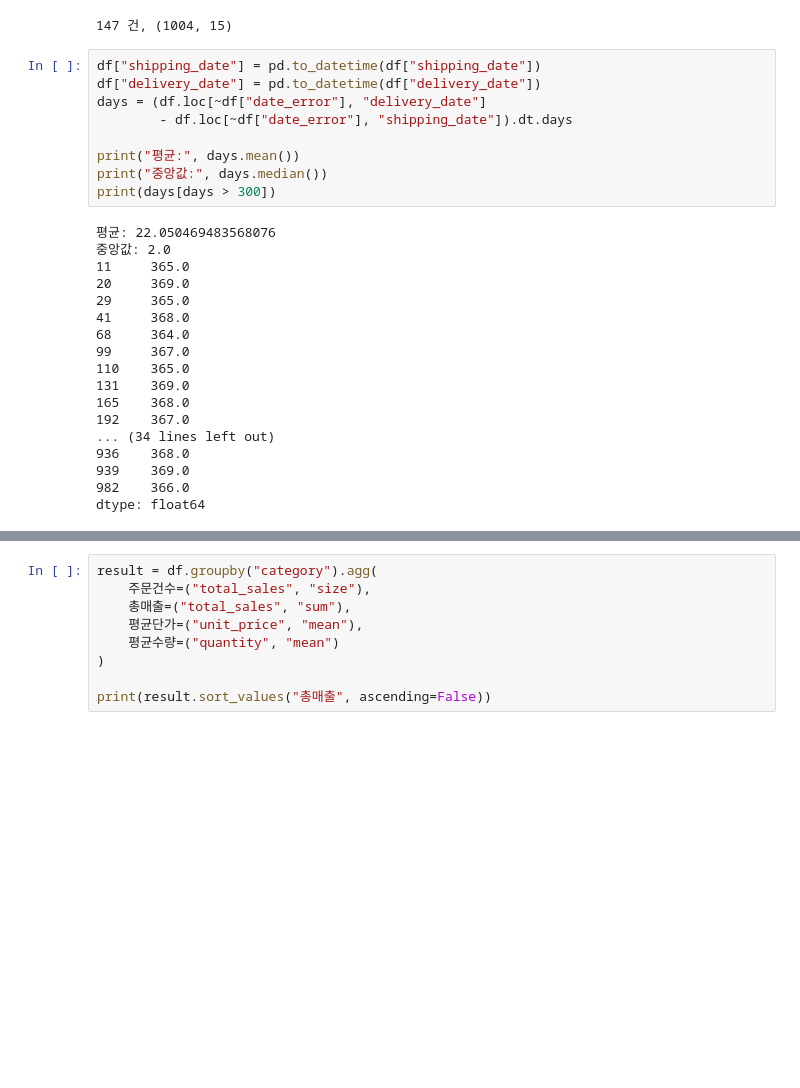
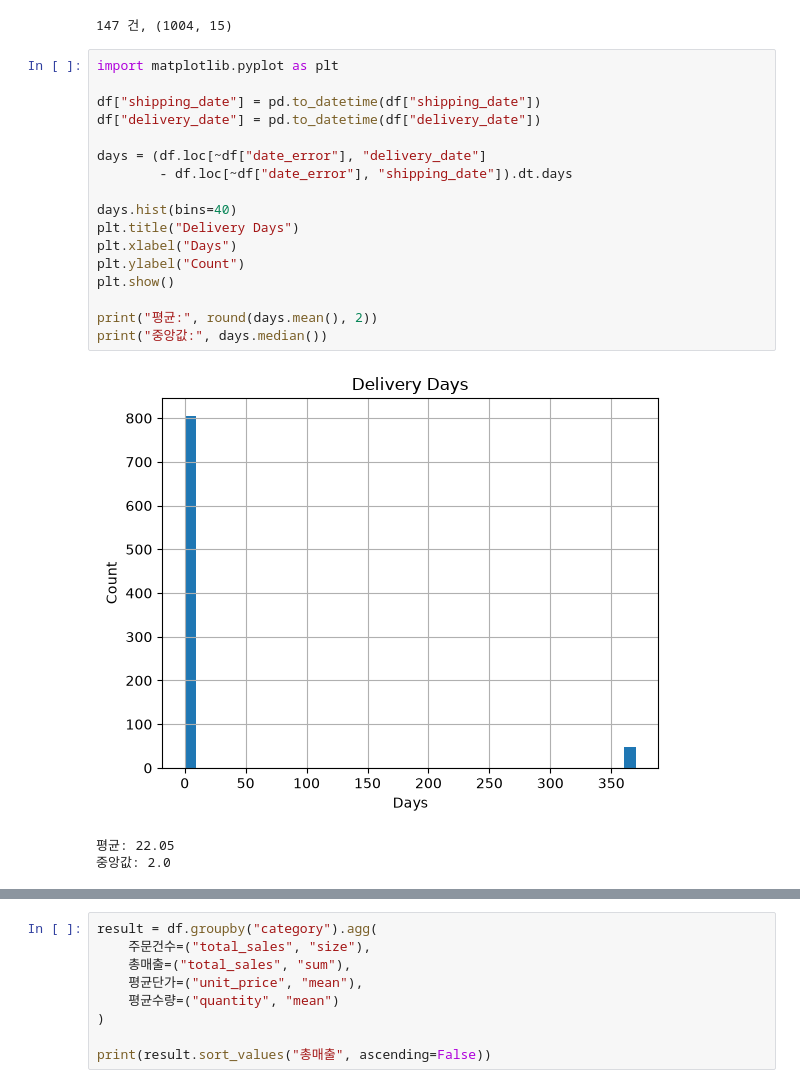
Before and after one commit to chahbin22/flask-practice1, a Jupyter notebook: HW5/hw5.ipynb, the cells around one changed output, grey strips where cells are left out. Cells and saved outputs as stored; diff of their text form; blank space fills up the shorter version.

```diff
--- a/HW5/hw5.ipynb
+++ b/HW5/hw5.ipynb
@@ -25,32 +25,26 @@ print(df["date_error"].sum(), "건,", df.shape)
 # %% [output]
 147 건, (1004, 15)
 # %%
+import matplotlib.pyplot as plt
+
 df["shipping_date"] = pd.to_datetime(df["shipping_date"])
 df["delivery_date"] = pd.to_datetime(df["delivery_date"])
+
 days = (df.loc[~df["date_error"], "delivery_date"]
         - df.loc[~df["date_error"], "shipping_date"]).dt.days
 
-print("평균:", days.mean())
+days.hist(bins=40)
+plt.title("Delivery Days")
+plt.xlabel("Days")
+plt.ylabel("Count")
+plt.show()
+
+print("평균:", round(days.mean(), 2))
 print("중앙값:", days.median())
-print(days[days > 300])
 # %% [output]
+[figure, added]
-평균: 22.050469483568076
+평균: 22.05
 중앙값: 2.0
-11     365.0
-20     369.0
-29     365.0
-41     368.0
-68     364.0
-99     367.0
-110    365.0
-131    369.0
-165    368.0
-192    367.0
-... (34 lines left out)
-936    368.0
-939    369.0
-982    366.0
-dtype: float64
 # %%
 return_rate = (
     df["status"].eq("반품")
```
Also changed, not shown: parts of 1 cell of this notebook, 1 other file.
